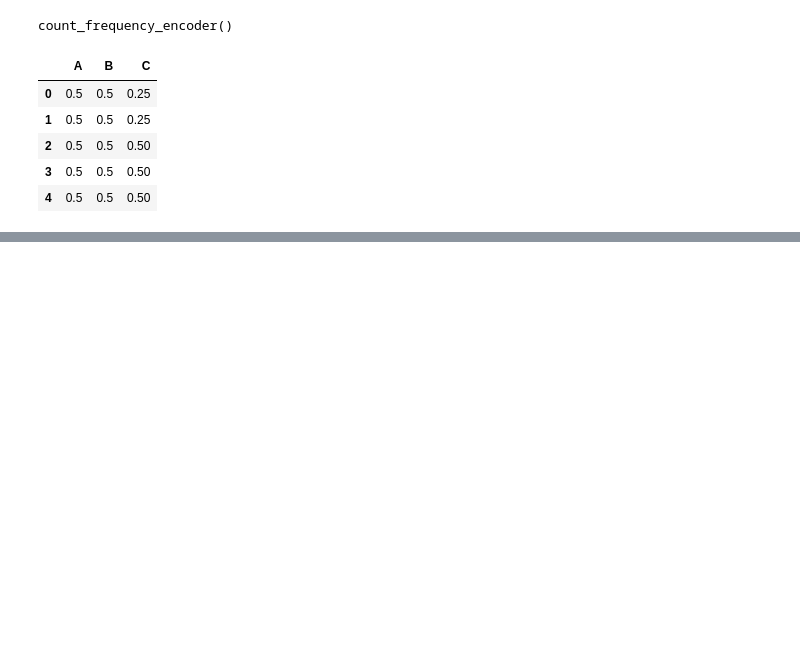
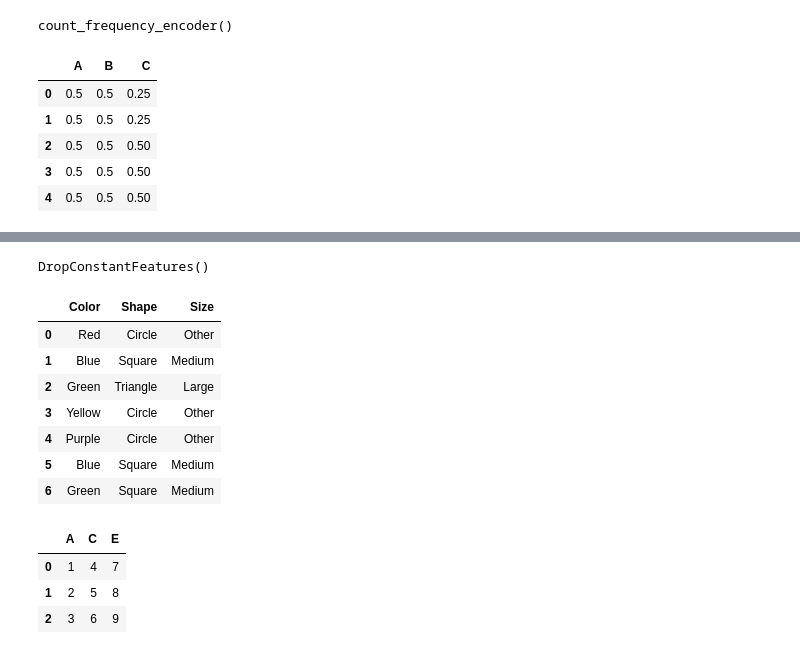
Before and after one commit to Tatenda1112/Custom-Transformation, a Jupyter notebook: notebooks/custom_transformers.ipynb, the cells around one changed output, grey strips where cells are left out. Cells and saved outputs as stored; diff of their text form; code cells hidden in the pictures; blank space fills up the shorter version.

```diff
--- a/notebooks/custom_transformers.ipynb
+++ b/notebooks/custom_transformers.ipynb
@@ -332,0 +425,5 @@ UnboundLocalError: cannot access local variable 'col' where it is not associated
+# %%
+df5_dropped = DropConstantFeatures.fit(df5)
+df5_dropped
+# %% [output]
+DropConstantFeatures()
@@ -332,0 +470,20 @@ UnboundLocalError: cannot access local variable 'col' where it is not associated
+# %%
+df6 = pd.DataFrame({
+    'Color': ['Red', 'Blue', 'Green', 'Yellow', 'Purple', 'Blue', 'Green'],
+    'Shape': ['Circle', 'Square', 'Triangle', 'Circle', 'Circle', 'Square', 'Square'],
+    'Size': ['Small', 'Medium', 'Large', 'Small', 'Small', 'Medium', 'Medium']
+})
+# %%
+hic = HighCardinalityImputer(threshold=0.7)
+# %%
+df6_ = hic.fit_transform(df6)
+df6_
+# %% [output]
+|  | Color | Shape | Size |
+| 0 | Red | Circle | Other |
+| 1 | Blue | Square | Medium |
+| 2 | Green | Triangle | Large |
+| 3 | Yellow | Circle | Other |
+| 4 | Purple | Circle | Other |
+| 5 | Blue | Square | Medium |
+| 6 | Green | Square | Medium |
@@ -332,0 +528,7 @@ UnboundLocalError: cannot access local variable 'col' where it is not associated
+# %%
+df_fil
+# %% [output]
+|  | A | C | E |
+| 0 | 1 | 4 | 7 |
+| 1 | 2 | 5 | 8 |
+| 2 | 3 | 6 | 9 |
```
Also changed, not shown: parts of 20 cells of this notebook, 1 other file.
